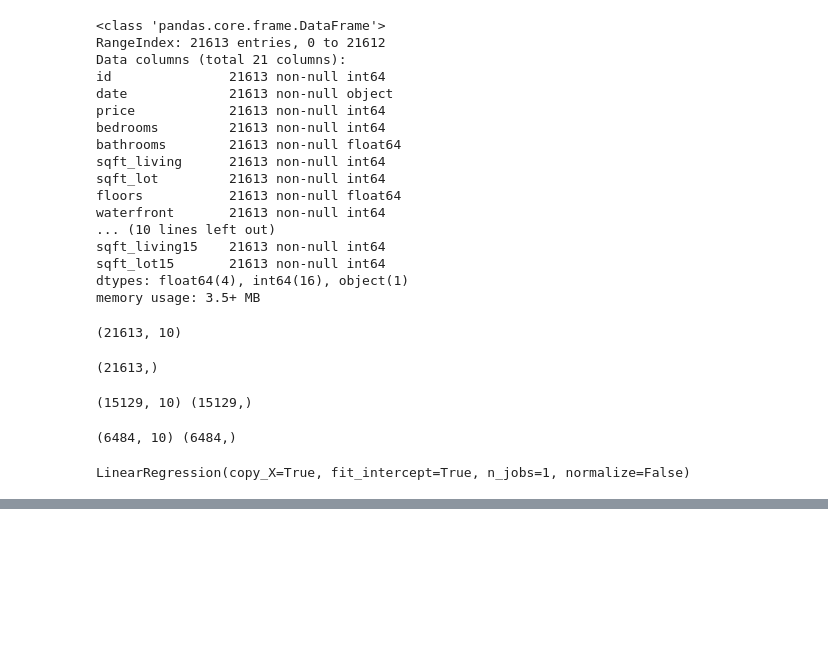
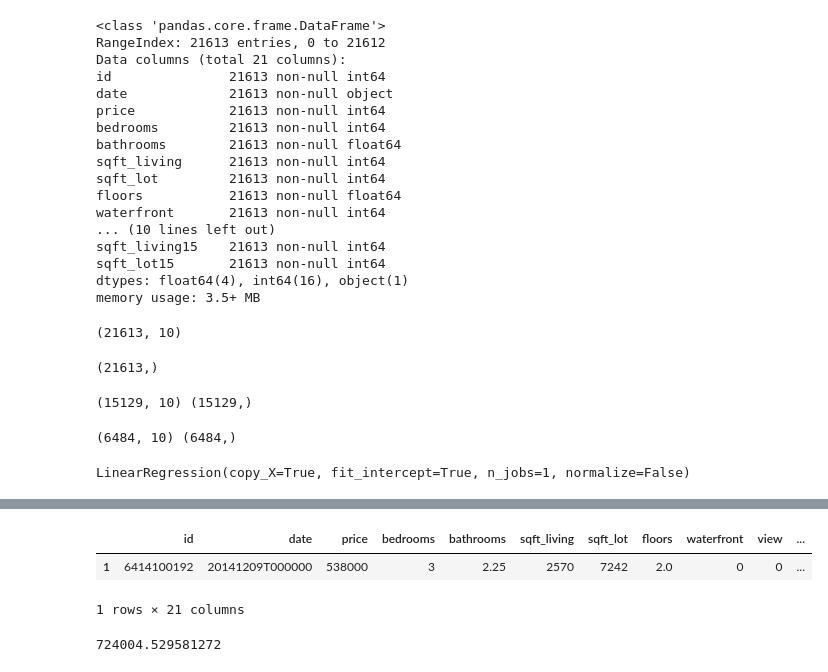
Before and after one commit to hagios2/House-Price-Prediction, a Jupyter notebook: Untitled.ipynb, the cells around one changed output, grey strips where cells are left out. Drawn from its saved outputs; the diff is of its cells as text; code cells hidden in the pictures; blank space fills up the shorter version.

Commit message:
performing predictions with the train model

```diff
--- a/Untitled.ipynb
+++ b/Untitled.ipynb
@@ -161,0 +172,13 @@ prediction = model.predict(X_test)
+# %%
+house1 = house[house['id'] == 6414100192]
+
+house1
+# %% [output]
+|  | id | date | price | bedrooms | bathrooms | sqft_living | sqft_lot | floors | waterfront | view | ... |
+| 1 | 6414100192 | 20141209T000000 | 538000 | 3 | 2.25 | 2570 | 7242 | 2.0 | 0 | 0 | ... |
+1 rows × 21 columns
+# %%
+plt.figure(figsize= (10, ))
+prediction[1]
+# %% [output]
+724004.529581272
```
Also changed, not shown: parts of 2 cells of this notebook.
